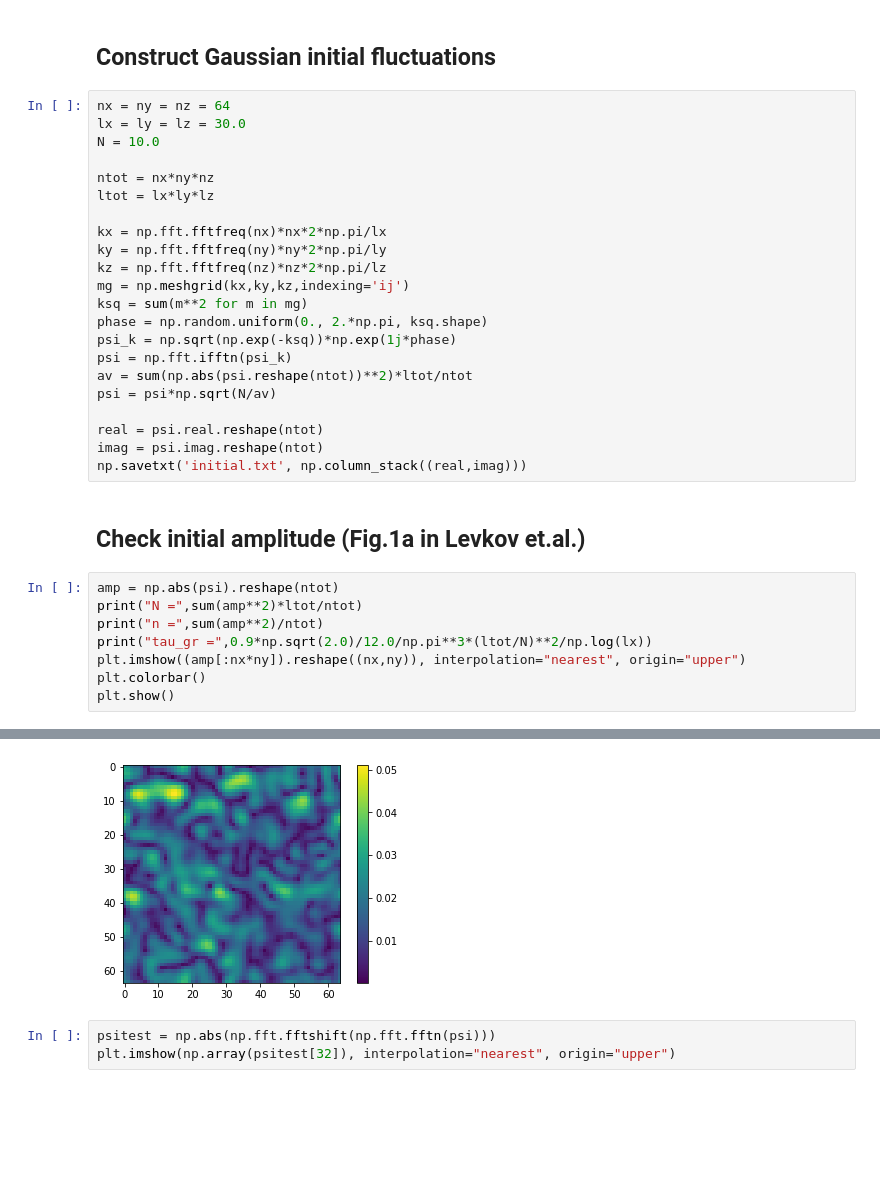
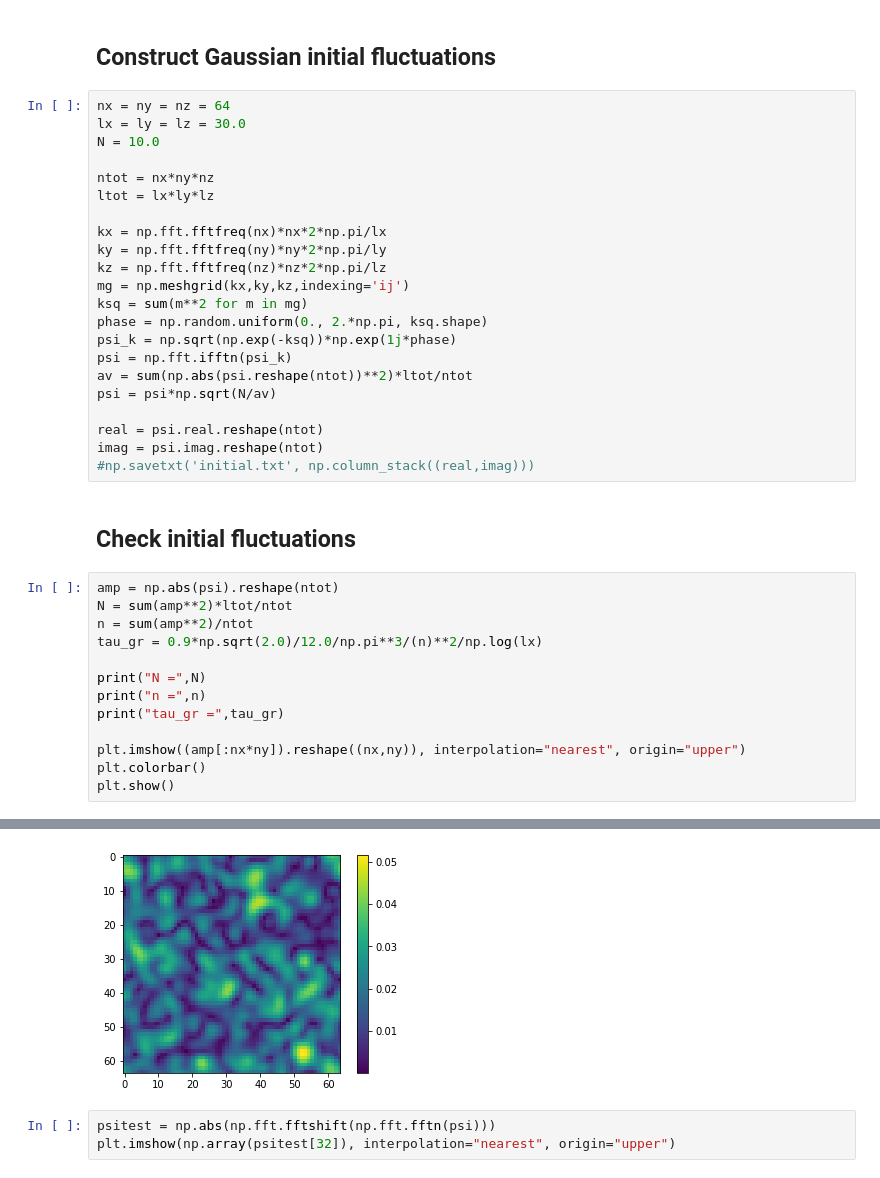
Before and after one commit to axionyx/axionyx_1.0, a Jupyter notebook: Exec/Test_FDM_condensation/Plotting.ipynb, the cells around one changed output, grey strips where cells are left out. Drawn from its saved outputs; the diff is of its cells as text; blank space fills up the shorter version.

```diff
--- a/Exec/Test_FDM_condensation/Plotting.ipynb
+++ b/Exec/Test_FDM_condensation/Plotting.ipynb
@@ -26,14 +26,19 @@ psi = psi*np.sqrt(N/av)
 
 real = psi.real.reshape(ntot)
 imag = psi.imag.reshape(ntot)
-np.savetxt('initial.txt', np.column_stack((real,imag)))
+#np.savetxt('initial.txt', np.column_stack((real,imag)))
-# %% [markdown]
-## Check initial amplitude (Fig.1a in Levkov et.al.)
+# %% [markdown]
+## Check initial fluctuations
 # %%
 amp = np.abs(psi).reshape(ntot)
-print("N =",sum(amp**2)*ltot/ntot)
-print("n =",sum(amp**2)/ntot)
-print("tau_gr =",0.9*np.sqrt(2.0)/12.0/np.pi**3*(ltot/N)**2/np.log(lx))
+N = sum(amp**2)*ltot/ntot
+n = sum(amp**2)/ntot
+tau_gr = 0.9*np.sqrt(2.0)/12.0/np.pi**3/(n)**2/np.log(lx)
+
+print("N =",N)
+print("n =",n)
+print("tau_gr =",tau_gr)
+
 plt.imshow((amp[:nx*ny]).reshape((nx,ny)), interpolation="nearest", origin="upper")
 plt.colorbar()
 plt.show()
@@ -44,4 +49,4 @@ tau_gr = 7331.997958842231
-[figure, old version]
+[figure, new version]
 # %%
 psitest = np.abs(np.fft.fftshift(np.fft.fftn(psi)))
 plt.imshow(np.array(psitest[32]), interpolation="nearest", origin="upper")
```
Also changed, not shown: parts of 20 cells of this notebook, 2 other files.
